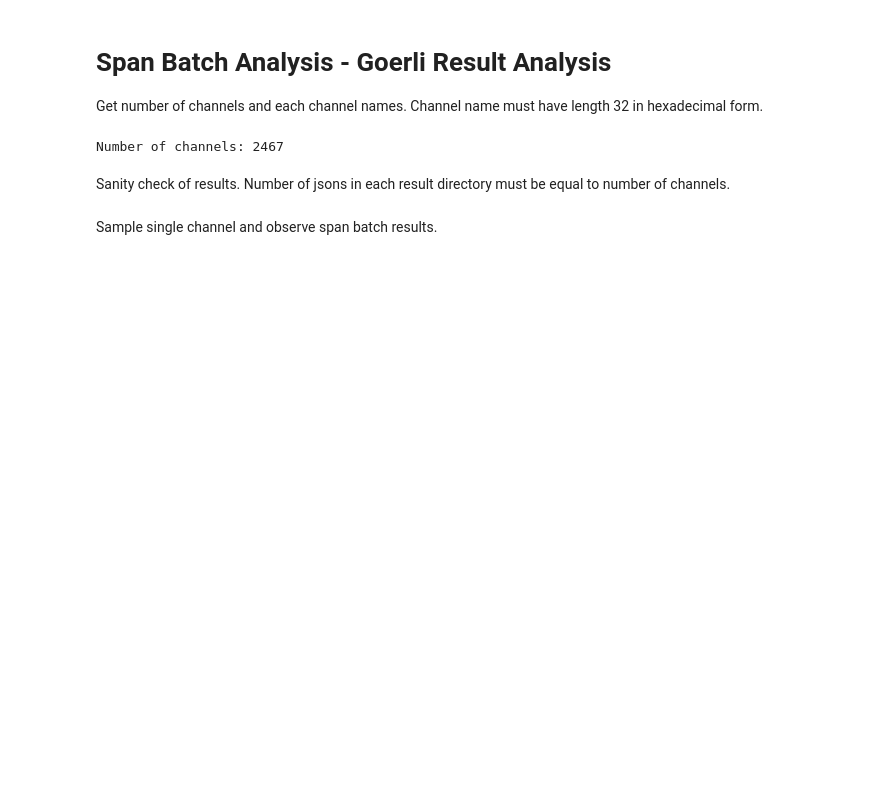
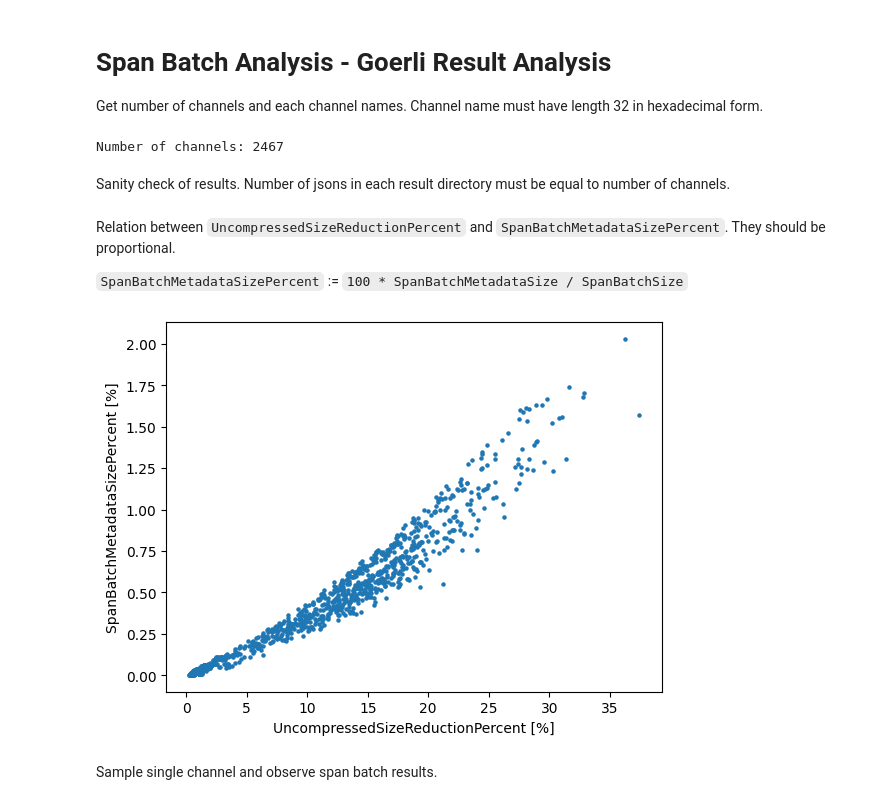
Before and after one commit to testinprod-io/optimism, a Jupyter notebook: op-node/goerli-analysis.ipynb, the cells around one changed output. Drawn from its saved outputs; the diff is of its cells as text; code cells hidden in the pictures; blank space fills up the shorter version.

```diff
--- a/op-node/goerli-analysis.ipynb
+++ b/op-node/goerli-analysis.ipynb
@@ -44,6 +44,41 @@ SPAN_BATCH_CACHE_DIRS = [SPAN_BATCH_CACHE_V1_DIR, SPAN_BATCH_CACHE_V2_DIR, SPAN_
 for directory in SPAN_BATCH_CACHE_DIRS:
     temp_channel_ids = read_channel_ids(directory)
     assert temp_channel_ids == channel_ids, (len(temp_channel_ids), len(channel_ids))
+# %% [markdown]
+Relation between `UncompressedSizeReductionPercent` and `SpanBatchMetadataSizePercent`. They should be proportional.
+
+`SpanBatchMetadataSizePercent` := `100 * SpanBatchMetadataSize / SpanBatchSize`
+# %%
+import matplotlib.pyplot as plt
+import random
+import json
+
+RESULT_V1_DIR = f"{DATA_ROOT_DIR}/{CHAIN_NAME}/result_v1"
+RESULT_V2_DIR = f"{DATA_ROOT_DIR}/{CHAIN_NAME}/result_v2"
+RESULT_V3_DIR = f"{DATA_ROOT_DIR}/{CHAIN_NAME}/result_v3"
+RESULT_DIRS = [RESULT_V1_DIR, RESULT_V2_DIR, RESULT_V3_DIR]
+
+DIR = RESULT_V3_DIR
+
+Xs = []
+Ys = []
+for channel_id in channel_ids:
+      filename = f"{DIR}/{channel_id}.json"
+      with open(filename) as f:
+            result = json.load(f)
+            uncompressed_reduction_precent = result["UncompressedSizeReductionPercent"]
+            Xs.append(uncompressed_reduction_precent)
+            metadata_size = result["SpanBatchMetadataSize"]
+            tx_size = result["SpanBatchTxSize"]
+            metadata_percent = metadata_size / (metadata_size + tx_size) * 100
+            Ys.append(metadata_percent)
+
+plt.scatter(Xs, Ys, s=5)
+plt.xlabel("UncompressedSizeReductionPercent [%]")
+plt.ylabel("SpanBatchMetadataSizePercent [%]")
+plt.show()
+# %% [output]
+[figure, added]
 # %% [markdown]
 Sample single channel and observe span batch results.
 # %%
```
Also changed, not shown: parts of 3 cells of this notebook.
